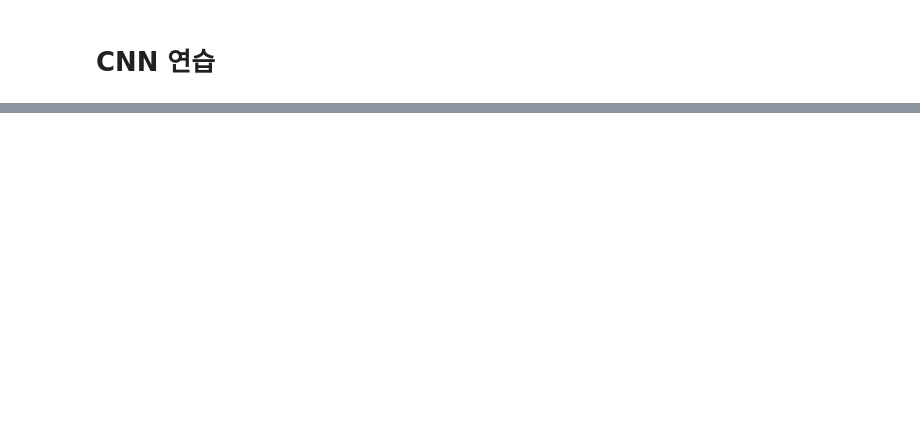
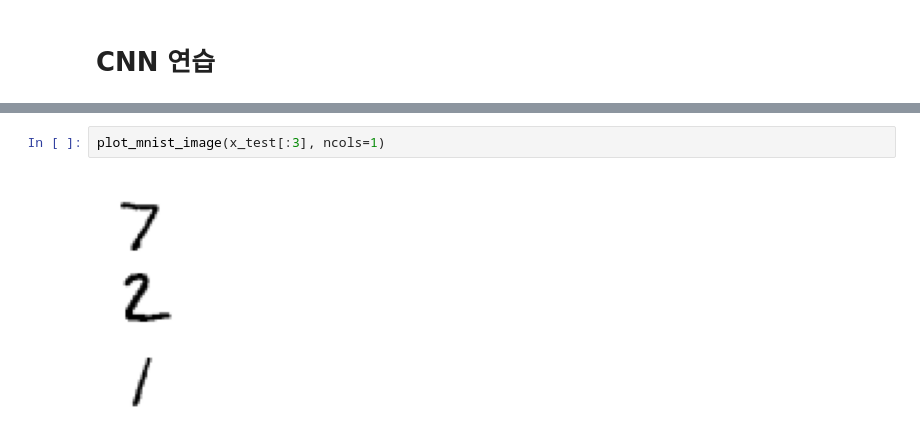
Before and after one commit to JakeOh/202505_BD50, a Jupyter notebook: lab_da/ml19_cnn_exercise.ipynb, the cells around one changed output, grey strips where cells are left out. Drawn from its saved outputs; the diff is of its cells as text; blank space fills up the shorter version.

```diff
--- a/lab_da/ml19_cnn_exercise.ipynb
+++ b/lab_da/ml19_cnn_exercise.ipynb
@@ -25,0 +91,4 @@ __CNN example__
+# %%
+plot_mnist_image(x_test[:3], ncols=1)
+# %% [output]
+[figure, added]
```
Also changed, not shown: parts of 22 cells of this notebook.
